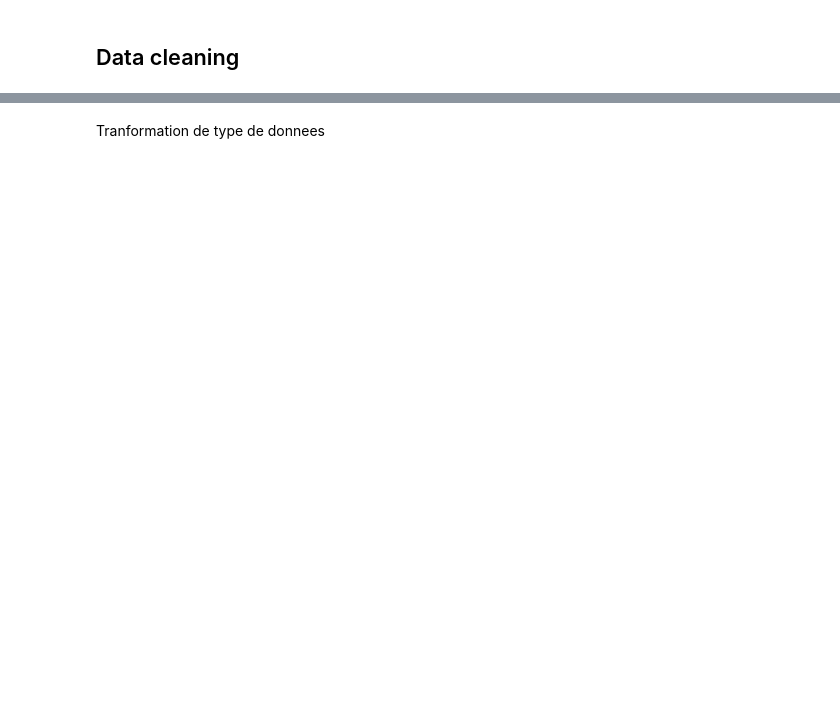
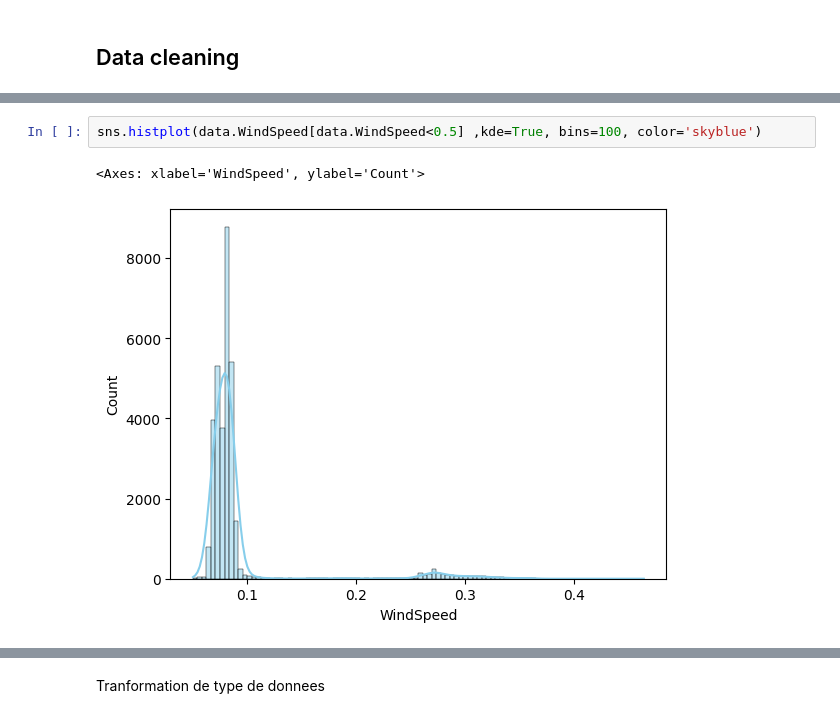
Before and after one commit to JulesNpro/projet-industriel-simplon, a Jupyter notebook: notebooks/data_cleaning.ipynb, the cells around one changed output, grey strips where cells are left out. Cells and saved outputs as stored; diff of their text form; blank space fills up the shorter version.

```diff
--- a/notebooks/data_cleaning.ipynb
+++ b/notebooks/data_cleaning.ipynb
@@ -118,0 +159,5 @@ dtype: int64
+# %%
+sns.histplot(data.WindSpeed[data.WindSpeed<0.5] ,kde=True, bins=100, color='skyblue')
+# %% [output]
+<Axes: xlabel='WindSpeed', ylabel='Count'>
+[figure, added]
```
Also changed, not shown: parts of 80 cells of this notebook, 3 other files.
